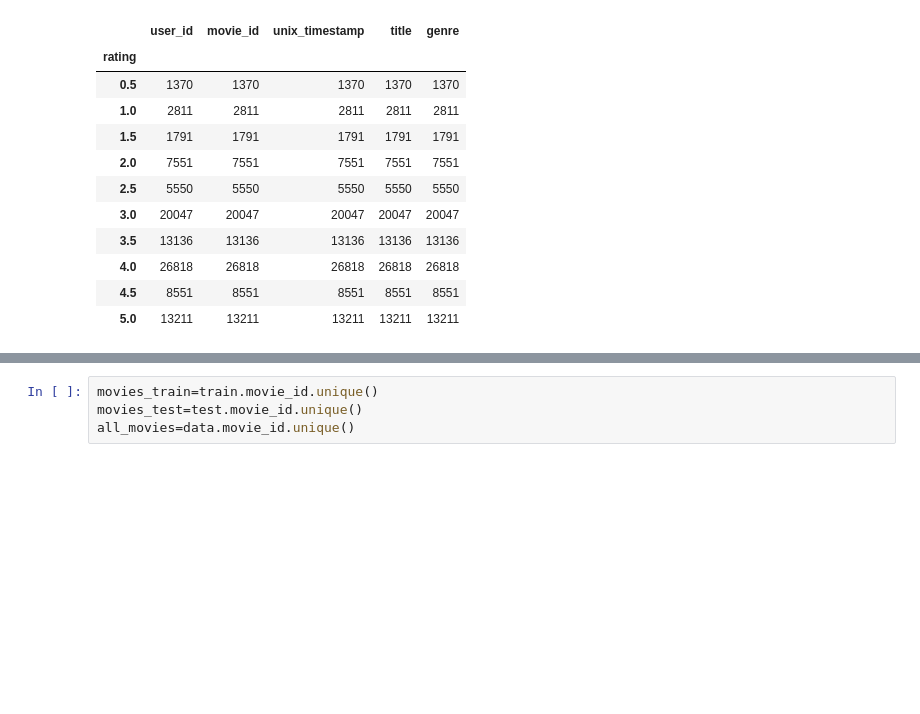
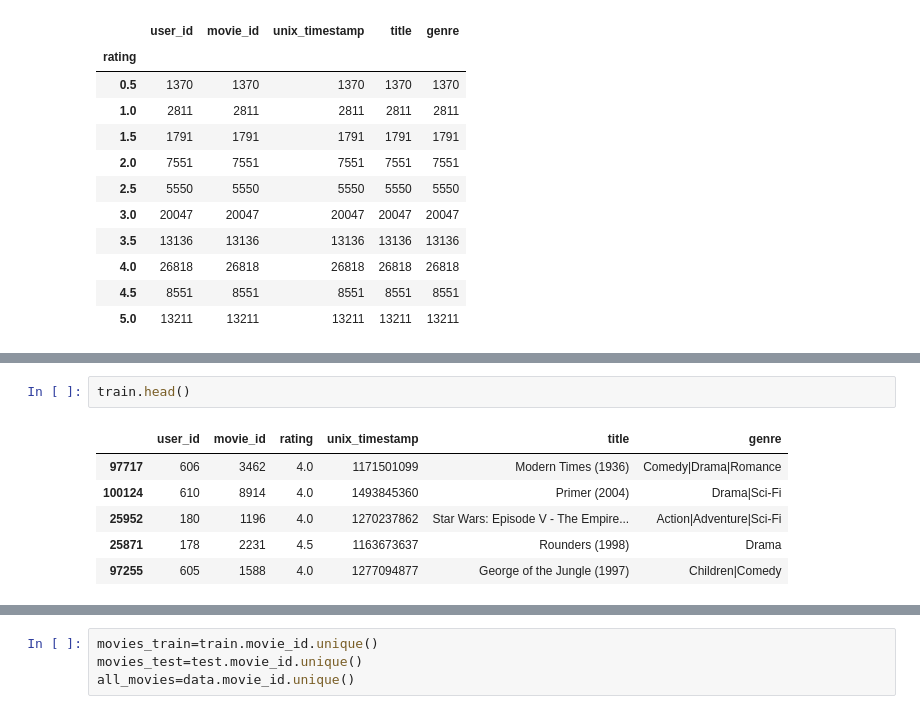
Before and after one commit to elenacramer/DLRM-with-Keras-for-movielens-dataset, a Jupyter notebook: CF_Matrix_Fact.ipynb, the cells around one changed output, grey strips where cells are left out. Saved outputs shown, nothing was run; the diff lists cells and outputs as text; blank space fills up the shorter version.

```diff
--- a/CF_Matrix_Fact.ipynb
+++ b/CF_Matrix_Fact.ipynb
@@ -60,3 +47,12 @@ train.shape, test.shape
+# %%
+train.head()
+# %% [output]
+|  | user_id | movie_id | rating | unix_timestamp | title | genre |
+| 97717 | 606 | 3462 | 4.0 | 1171501099 | Modern Times (1936) | Comedy|Drama|Romance |
+| 100124 | 610 | 8914 | 4.0 | 1493845360 | Primer (2004) | Drama|Sci-Fi |
+| 25952 | 180 | 1196 | 4.0 | 1270237862 | Star Wars: Episode V - The Empire... | Action|Adventure|Sci-Fi |
+| 25871 | 178 | 2231 | 4.5 | 1163673637 | Rounders (1998) | Drama |
+| 97255 | 605 | 1588 | 4.0 | 1277094877 | George of the Jungle (1997) | Children|Comedy |
 # %%
 train.user_id.unique().shape[0], train.movie_id.unique().shape[0], test.user_id.unique().shape[0], test.movie_id.unique().shape[0]
 # %% [output]
```
Also changed, not shown: parts of 21 cells of this notebook, 1 other file.
